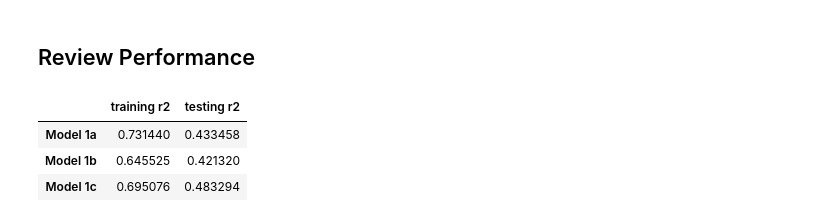
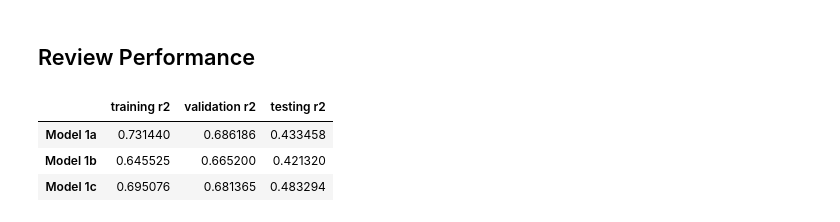
Before and after one commit to Matt2371/DL-reservoir-modeling, a Jupyter notebook: experiments/2_model1_evaluate.ipynb, the cells around one changed output. Saved outputs shown, nothing was run; the diff lists cells and outputs as text; code cells hidden in the pictures.

```diff
--- a/experiments/2_model1_evaluate.ipynb
+++ b/experiments/2_model1_evaluate.ipynb
@@ -229,0 +166,7 @@ In testing, the model exhibits far more "phantom" peaks compared to the validati
+# %%
+fig, ax = plt.subplots(figsize=(20, 7))
+r2_train_1a, r2_val_1a, r2_test_1a = plot_and_eval(model1a, X_train_std, X_val_std, X_test_std, y_train_std, y_val_std, y_test_std, datetime_index=df.index, ax=ax, text_ypos=24, alpha=0.8)
+ax.plot((df.inflow-df.inflow.mean()) / df.inflow.std(), label='inflow', alpha=0.2)
+ax.legend()
+ax.set_title('Model 1a')
+plt.show()
@@ -400,0 +307,7 @@ The R2 of Model 1b in testing is: 0.42132031149169313
+# %%
+fig, ax = plt.subplots(figsize=(20, 7))
+r2_train_1b, r2_val_1b, r2_test_1b = plot_and_eval(model1b, X_train_nm, X_val_nm, X_test_nm, y_train_nm, y_val_nm, y_test_nm, datetime_index=df.index, ax=ax, text_ypos=1, alpha=0.8)
+ax.plot((df.inflow-df.inflow.min()) / (df.inflow.max() - df.inflow.min()), label='inflow', alpha=0.2)
+ax.legend()
+ax.set_title('Model 1b')
+plt.show()
@@ -508,0 +387,7 @@ The R2 of Model 1c in testing is: 0.48329399125710837
+# %%
+fig, ax = plt.subplots(figsize=(20, 7))
+r2_train_1c, r2_val_1c, r2_test_1c = plot_and_eval(model1c, X_train_nm, X_val_nm, X_test_nm, y_train_nm, y_val_nm, y_test_nm, datetime_index=df.index, ax=ax, text_ypos=1, alpha=0.8)
+ax.plot((df.inflow-df.inflow.min()) / (df.inflow.max() - df.inflow.min()), label='inflow', alpha=0.2)
+ax.legend()
+ax.set_title('Model 1b')
+plt.show()
@@ -510,11 +397,12 @@ The R2 of Model 1c in testing is: 0.48329399125710837
 ## Review Performance
 # %%
 performance = {'training r2': [r2_train_1a, r2_train_1b, r2_train_1c],
+               'validation r2' : [r2_val_1a, r2_val_1b, r2_val_1c],
                'testing r2': [r2_test_1a, r2_test_1b, r2_test_1c]}
 perf_df = pd.DataFrame(performance, index=['Model 1a', 'Model 1b', 'Model 1c'])
 perf_df
 # %% [output]
-|  | training r2 | testing r2 |
-| Model 1a | 0.731440 | 0.433458 |
-| Model 1b | 0.645525 | 0.421320 |
-| Model 1c | 0.695076 | 0.483294 |
+|  | training r2 | validation r2 | testing r2 |
+| Model 1a | 0.731440 | 0.686186 | 0.433458 |
+| Model 1b | 0.645525 | 0.665200 | 0.421320 |
+| Model 1c | 0.695076 | 0.681365 | 0.483294 |
```
Also changed, not shown: parts of 21 cells of this notebook, 14 other files.
